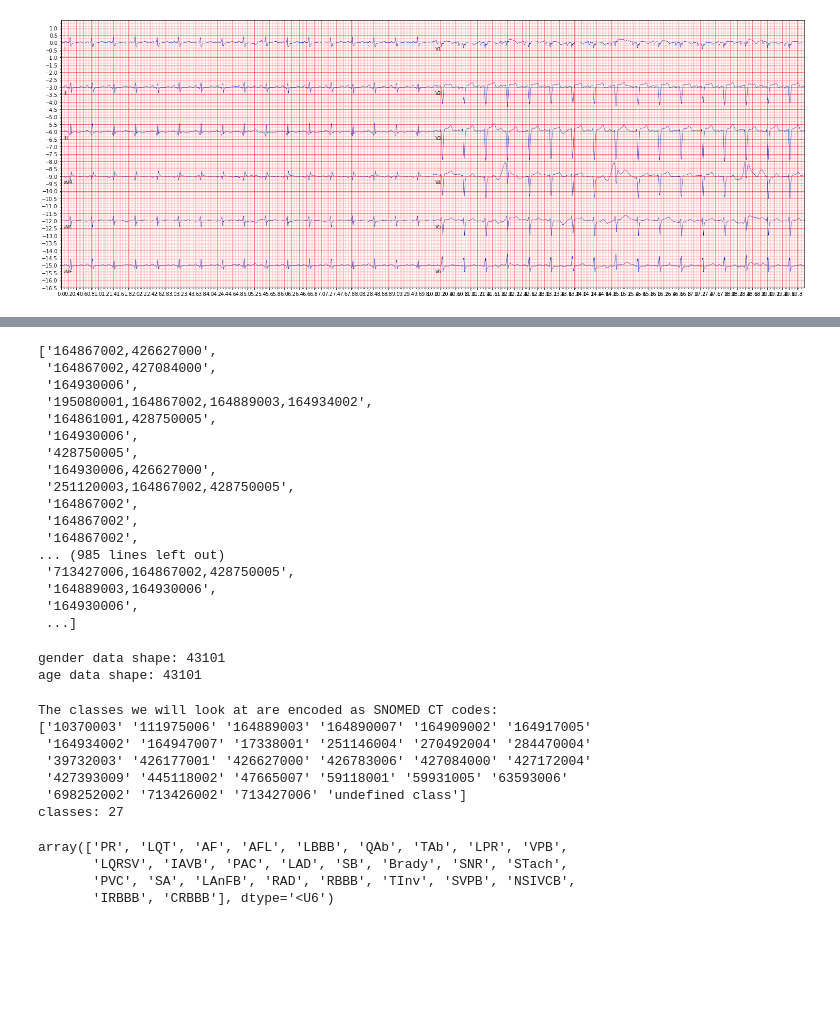
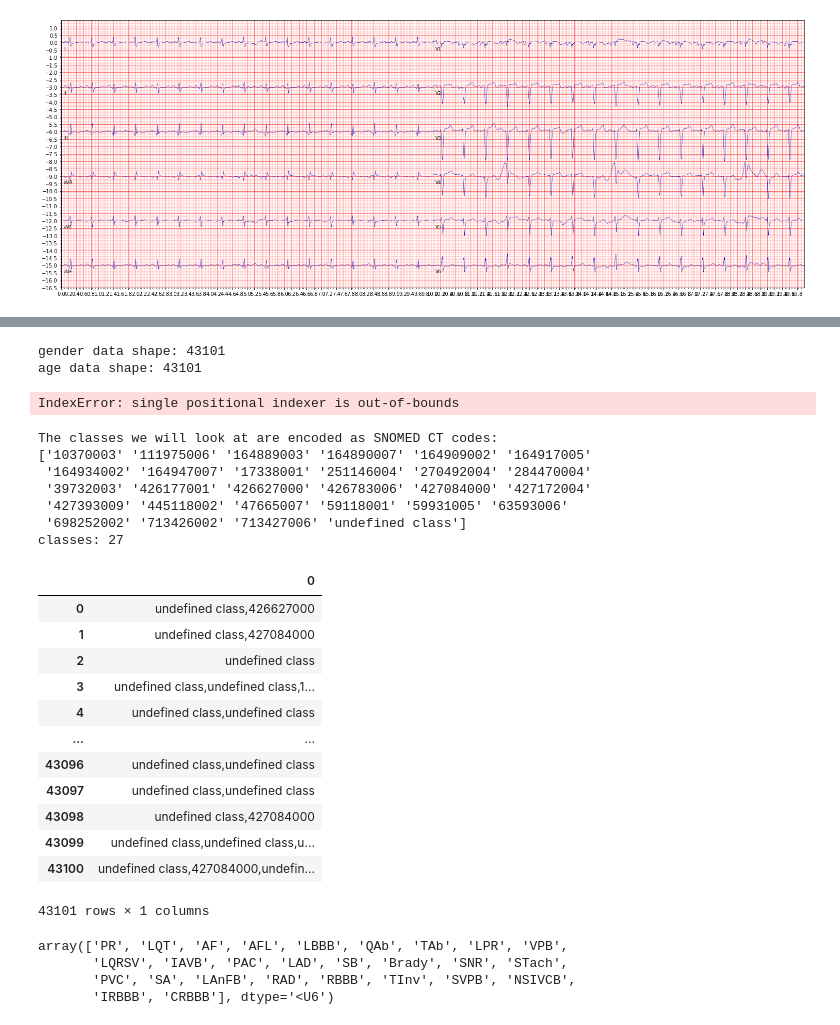
Before and after one commit to oboy-1/ArrythmiaScienceMontgomery, a Jupyter notebook: SM2022.ipynb, the cells around one changed output, grey strips where cells are left out. Drawn from its saved outputs; the diff is of its cells as text; code cells hidden in the pictures; blank space fills up the shorter version.

```diff
--- a/SM2022.ipynb
+++ b/SM2022.ipynb
@@ -36,7 +36,8 @@ for subdir, dirs, files in sorted(os.walk(DATADIR)):
     for filename in files:
         filepath = subdir + os.sep + filename
         if filepath.endswith(".mat"):
-            data, header_data = pc.load_challenge_data(filepath)
+            data, header_data =
+            pc.load_challenge_data(filepath)
             splitted = header_data[0].split()
             signal_length.append(splitted[3])
 signal_length_df = pd.DataFrame(signal_length)
@@ -50,23 +50,3 @@ sns.barplot(x=signal_count[:10,].index, y=signal_count[:10,].values)
-# %%
-labels
-# %% [output]
-['164867002,426627000',
- '164867002,427084000',
- '164930006',
- '195080001,164867002,164889003,164934002',
- '164861001,428750005',
- '164930006',
- '428750005',
- '164930006,426627000',
- '251120003,164867002,428750005',
- '164867002',
- '164867002',
- '164867002',
-... (985 lines left out)
- '713427006,164867002,428750005',
- '164889003,164930006',
- '164930006',
- ...]
 # %%
 age, gender = pc.import_gender_and_age(age, gender)
 # %% [output]
@@ -74,8 +54,10 @@ gender data shape: 43101
 age data shape: 43101
 # %%
 SNOMED_scored=pd.read_csv(f"{DATADIR}/SNOMEDMappings/SNOMED_mappings_scored.csv", sep=";")
-SNOMED_unscored=pd.read_csv(f"{DATADIR}/SNOMEDMappings/SNOMED_mappings_unscored.csv", sep=";")
+SNOMED_unscored=pd.read_csv(f"{DATADIR}/SNOMEDMappings/FIRSTMODELMapping.csv", sep=",")
 df_labels = pc.make_undefined_class(labels,SNOMED_unscored)
+# %% [output]
+IndexError: single positional indexer is out-of-bounds
 # %%
 y , snomed_classes = pc.onehot_encode(df_labels)
 # %% [output]
@@ -86,6 +68,22 @@ The classes we will look at are encoded as SNOMED CT codes:
  '427393009' '445118002' '47665007' '59118001' '59931005' '63593006'
  '698252002' '713426002' '713427006' 'undefined class']
 classes: 27
+# %%
+df_labels
+# %% [output]
+|  | 0 |
+| 0 | undefined class,426627000 |
+| 1 | undefined class,427084000 |
+| 2 | undefined class |
+| 3 | undefined class,undefined class,1... |
+| 4 | undefined class,undefined class |
+| ... | ... |
+| 43096 | undefined class,undefined class |
+| 43097 | undefined class,undefined class |
+| 43098 | undefined class,427084000 |
+| 43099 | undefined class,undefined class,u... |
+| 43100 | undefined class,427084000,undefin... |
+43101 rows × 1 columns
 # %%
 snomed_abbr = []
 for j in range(len(snomed_classes)):
```
Also changed, not shown: parts of 5 cells of this notebook, 3 other files.
